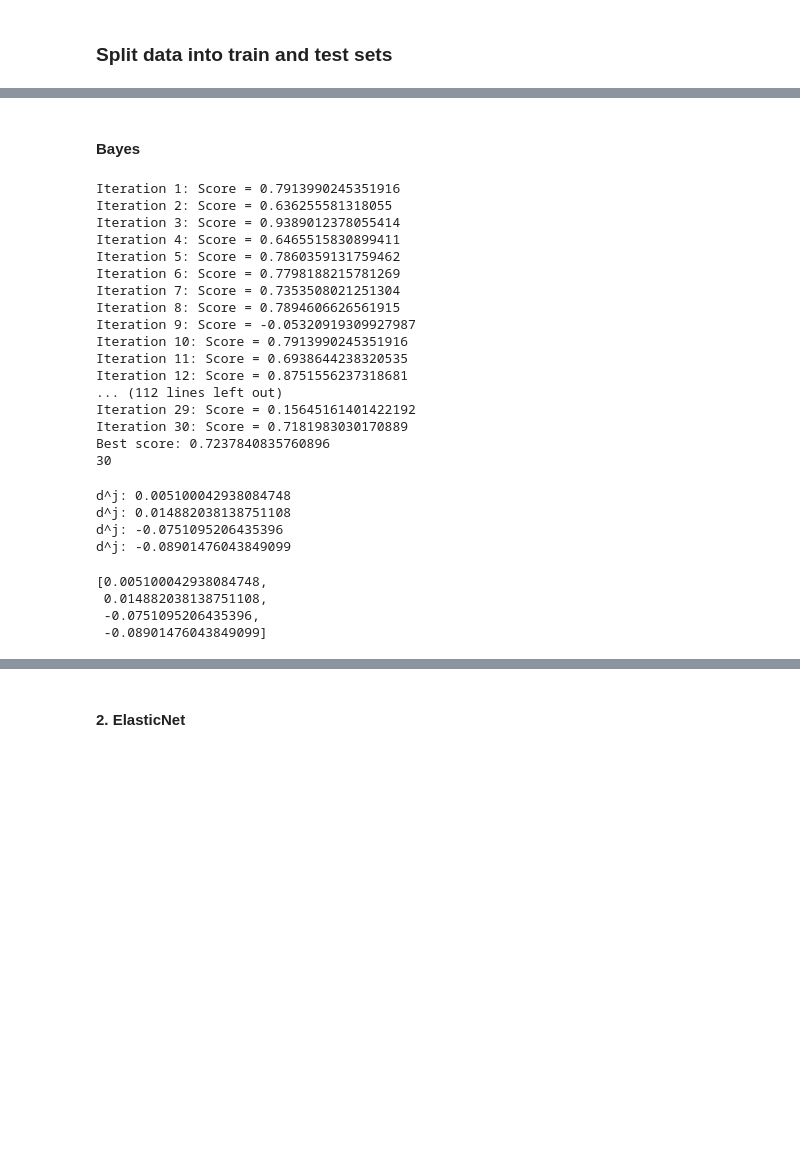
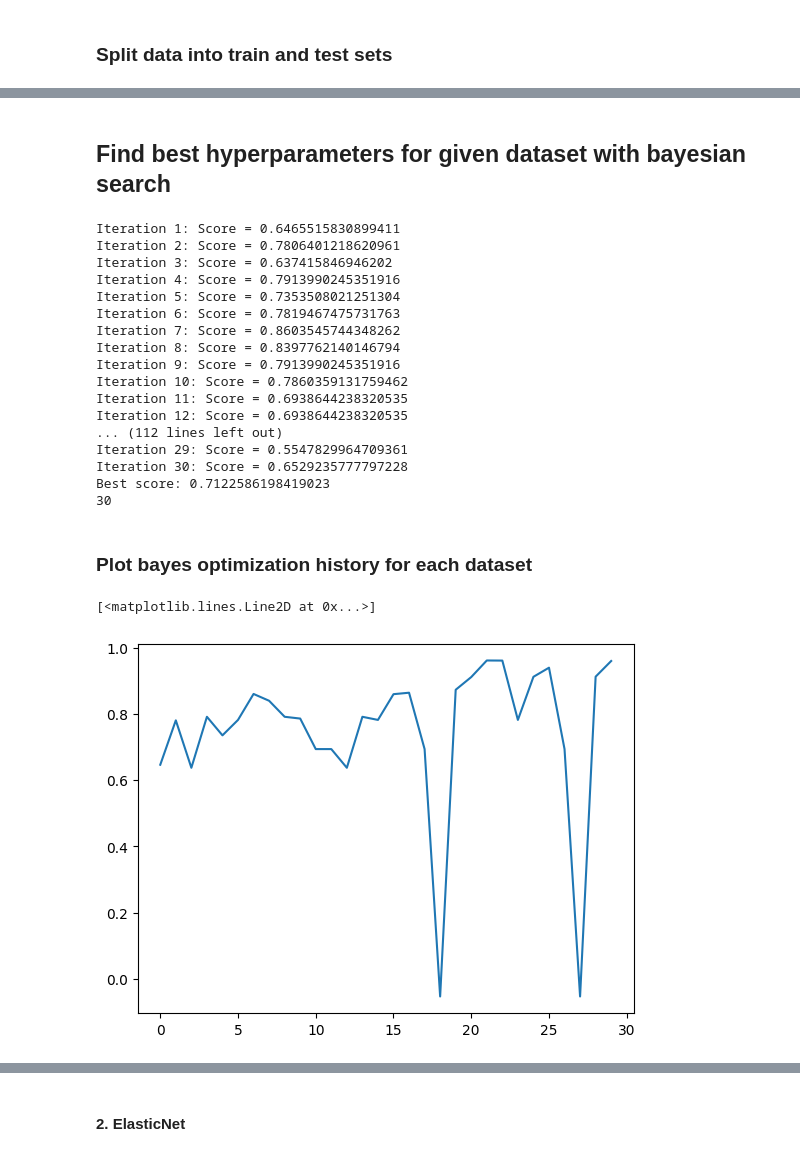
Before and after one commit to CJ4n/AutoML_HM1, a Jupyter notebook: solution.ipynb, the cells around one changed output, grey strips where cells are left out. Drawn from its saved outputs; the diff is of its cells as text; code cells hidden in the pictures; blank space fills up the shorter version.

```diff
--- a/solution.ipynb
+++ b/solution.ipynb
@@ -518,5 +431,5 @@ Best Test Score: 0.9305512355935991
-# %% [markdown]
-#### Bayes
+# %% [markdown]
+## Find best hyperparameters for given dataset with bayesian search
 # %%
 def get_bayes_search_space_decision_tree():
     return (
@@ -529,41 +442,35 @@ def get_bayes_search_space_decision_tree():
         30,
     )
 # %%
-search_space = get_bayes_search_space_decision_tree()
-np.int = np.int64
+np.int = np.int64  # hack so numpy doesn't complain about missing np.int :)
 # calculate all configs
-configs, history = find_best_configs_in_search_space(
-    search_space=search_space,
+best_configs, history = find_best_configs_in_search_space_with_bayes(
+    search_space=get_bayes_search_space_decision_tree(),
     pipeline=get_decision_tree_pipeline(),
     train_datasets=get_train_datasets(),
-    retries=1,
 )
 # %% [output]
-Iteration 1: Score = 0.7913990245351916
-Iteration 2: Score = 0.636255581318055
-Iteration 3: Score = 0.9389012378055414
-Iteration 4: Score = 0.6465515830899411
-Iteration 5: Score = 0.7860359131759462
-Iteration 6: Score = 0.7798188215781269
-Iteration 7: Score = 0.7353508021251304
-Iteration 8: Score = 0.7894606626561915
-Iteration 9: Score = -0.05320919309927987
-Iteration 10: Score = 0.7913990245351916
+Iteration 1: Score = 0.6465515830899411
+Iteration 2: Score = 0.7806401218620961
+Iteration 3: Score = 0.637415846946202
+Iteration 4: Score = 0.7913990245351916
+Iteration 5: Score = 0.7353508021251304
+Iteration 6: Score = 0.7819467475731763
+Iteration 7: Score = 0.8603545744348262
+Iteration 8: Score = 0.8397762140146794
+Iteration 9: Score = 0.7913990245351916
+Iteration 10: Score = 0.7860359131759462
 Iteration 11: Score = 0.6938644238320535
-Iteration 12: Score = 0.8751556237318681
+Iteration 12: Score = 0.6938644238320535
 ... (112 lines left out)
-Iteration 29: Score = 0.15645161401422192
-Iteration 30: Score = 0.7181983030170889
-Best score: 0.7237840835760896
+Iteration 29: Score = 0.5547829964709361
+Iteration 30: Score = 0.6529235777797228
+Best score: 0.7122586198419023
 30
-# %%
-calculate_tunability_on_each_set(get_train_datasets(), get_test_datasets(), configs)
-# %% [output]
-d^j: 0.005100042938084748
-d^j: 0.014882038138751108
-d^j: -0.0751095206435396
-d^j: -0.08901476043849099
-[0.005100042938084748,
- 0.014882038138751108,
- -0.0751095206435396,
- -0.08901476043849099]
+# %% [markdown]
+### Plot bayes optimization history for each dataset
+# %%
+plt.plot(history[0])
+# %% [output]
+[<matplotlib.lines.Line2D at 0x...>]
+[figure, added]
```
Also changed, not shown: parts of 61 cells of this notebook, 1 other file.
